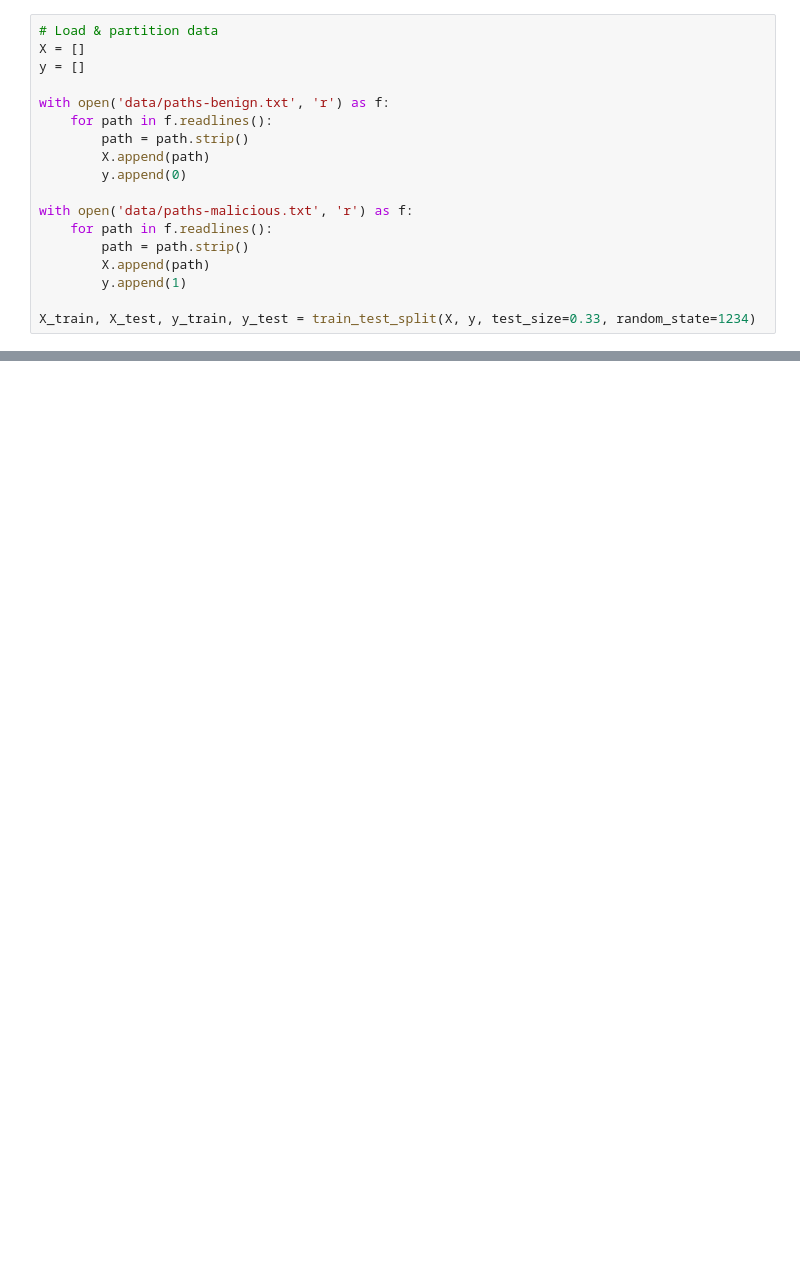
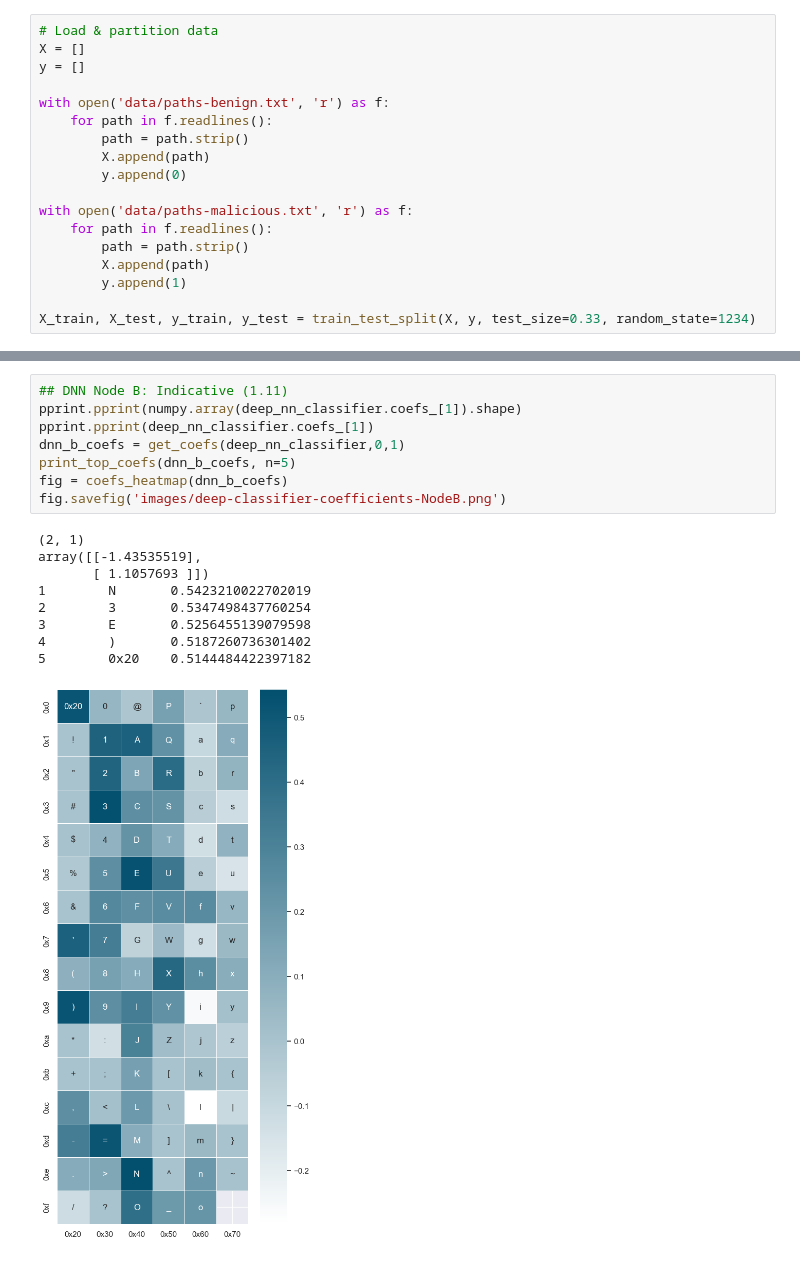
Before and after one commit to jdwhitaker/hybrid-vigor, a Jupyter notebook: main.ipynb, the cells around one changed output, grey strips where cells are left out. Saved outputs shown, nothing was run; the diff lists cells and outputs as text; blank space fills up the shorter version.

```diff
--- a/main.ipynb
+++ b/main.ipynb
@@ -352,0 +273,18 @@ pprint.pprint(sorted_coefficients[:10])
+# %%
+## DNN Node B: Indicative (1.11)
+pprint.pprint(numpy.array(deep_nn_classifier.coefs_[1]).shape)
+pprint.pprint(deep_nn_classifier.coefs_[1])
+dnn_b_coefs = get_coefs(deep_nn_classifier,0,1)
+print_top_coefs(dnn_b_coefs, n=5)
+fig = coefs_heatmap(dnn_b_coefs)
+fig.savefig('images/deep-classifier-coefficients-NodeB.png')
+# %% [output]
+(2, 1)
+array([[-1.43535519],
+       [ 1.1057693 ]])
+1        N       0.5423210022702019
+2        3       0.5347498437760254
+3        E       0.5256455139079598
+4        )       0.5187260736301402
+5        0x20    0.5144484422397182
+[figure, added]
```
Also changed, not shown: parts of 10 cells of this notebook.
